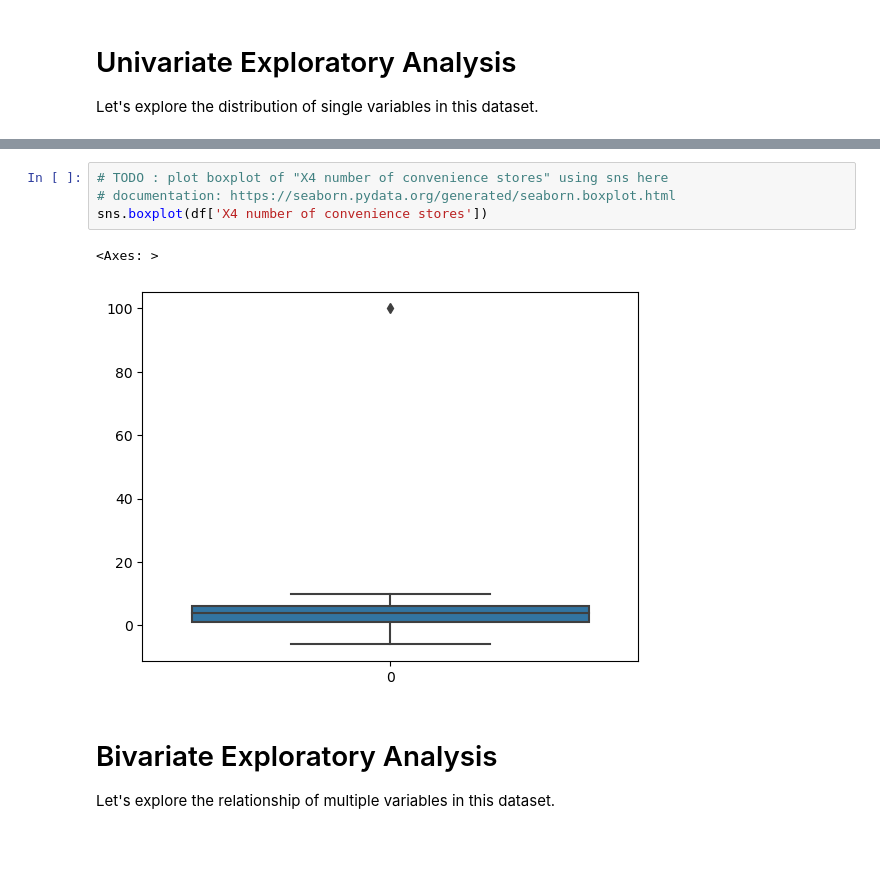
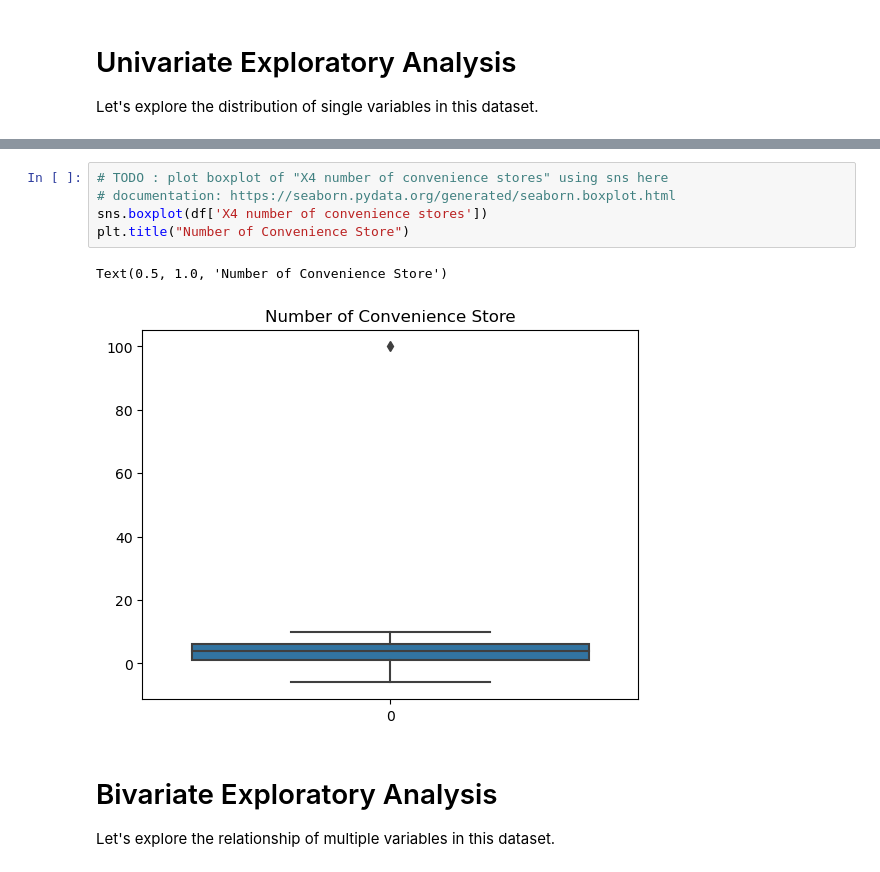
Before and after one commit to Severesix907/Rental-Lab, a Jupyter notebook: code/data_prep/01explore.ipynb, the cells around one changed output, grey strips where cells are left out. Drawn from its saved outputs; the diff is of its cells as text; blank space fills up the shorter version.

```diff
--- a/code/data_prep/01explore.ipynb
+++ b/code/data_prep/01explore.ipynb
@@ -94,10 +106,11 @@ sns.histplot(df['X4 number of convenience stores'])
 # %%
 # TODO : plot boxplot of "X4 number of convenience stores" using sns here
 # documentation: https://seaborn.pydata.org/generated/seaborn.boxplot.html
 sns.boxplot(df['X4 number of convenience stores'])
+plt.title("Number of Convenience Store")
 # %% [output]
-<Axes: >
+Text(0.5, 1.0, 'Number of Convenience Store')
-[figure, old version]
+[figure, new version]
 # %% [markdown]
 # Bivariate Exploratory Analysis
 
```
Also changed, not shown: parts of 8 cells of this notebook, 5 other files.
